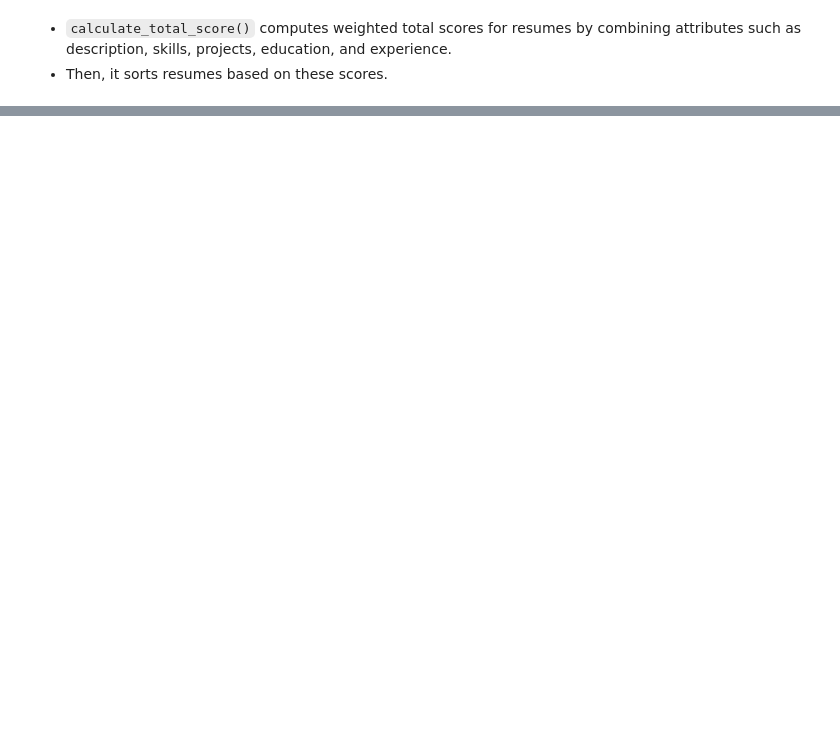
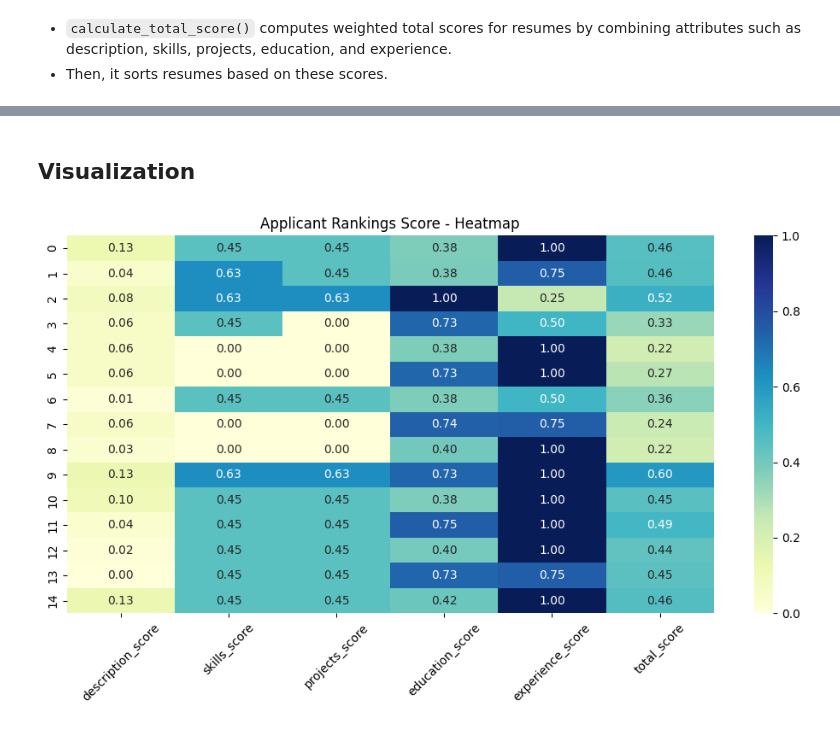
Before and after one commit to The-SP/Applicant-Ranking-System, a Jupyter notebook: Applicant_Ranker.ipynb, the cells around one changed output, grey strips where cells are left out. Drawn from its saved outputs; the diff is of its cells as text; code cells hidden in the pictures; blank space fills up the shorter version.

Commit message:
Visualize score

```diff
--- a/Applicant_Ranker.ipynb
+++ b/Applicant_Ranker.ipynb
@@ -494,3 +494,21 @@ calculate_total_score()
 | 7 | Data Science | Skills * Programming Languages: P... | Masters in Data Science | 3 years of experience in front-en... | Java, C++, Ruby, PHP | [{'title': 'Online Forum', 'descr... | skills programming languages pyth... | 0.058060 | ... |
 | 4 | Web Designing | Education Details \r\n B.C.A Bach... | Bachelor in Computer Engineering | 4 years of experience in financia... | JavaScript, Angular, TypeScript | [{'title': 'Task Management', 'de... | education details b c a bachelor ... | 0.060364 | ... |
 | 8 | Data Science | Education Details \r\nMay 2013 to... | Bachelor in Information Technology | 7 years of experience in software... | C#, .NET, ASP.NET | [{'title': 'Online Store', 'descr... | education details may to may b e ... | 0.034150 | ... |
+# %% [markdown]
+## Visualization
+# %%
+import matplotlib.pyplot as plt
+import seaborn as sns
+
+def visualize_heatmap(df):
+    columns_to_visualize = ['description_score', 'skills_score', 'projects_score', 'education_score', 'experience_score', 'total_score']
+    plt.figure(figsize=(10, 6))
+    sns.heatmap(df[columns_to_visualize], cmap='YlGnBu', annot=True, fmt=".2f")
+    plt.title('Applicant Rankings Score - Heatmap')
+    plt.xticks(rotation=45)
+    plt.tight_layout()
+    plt.show()
+
+visualize_heatmap(df_resume_rankings)
+# %% [output]
+[figure, added]
```
